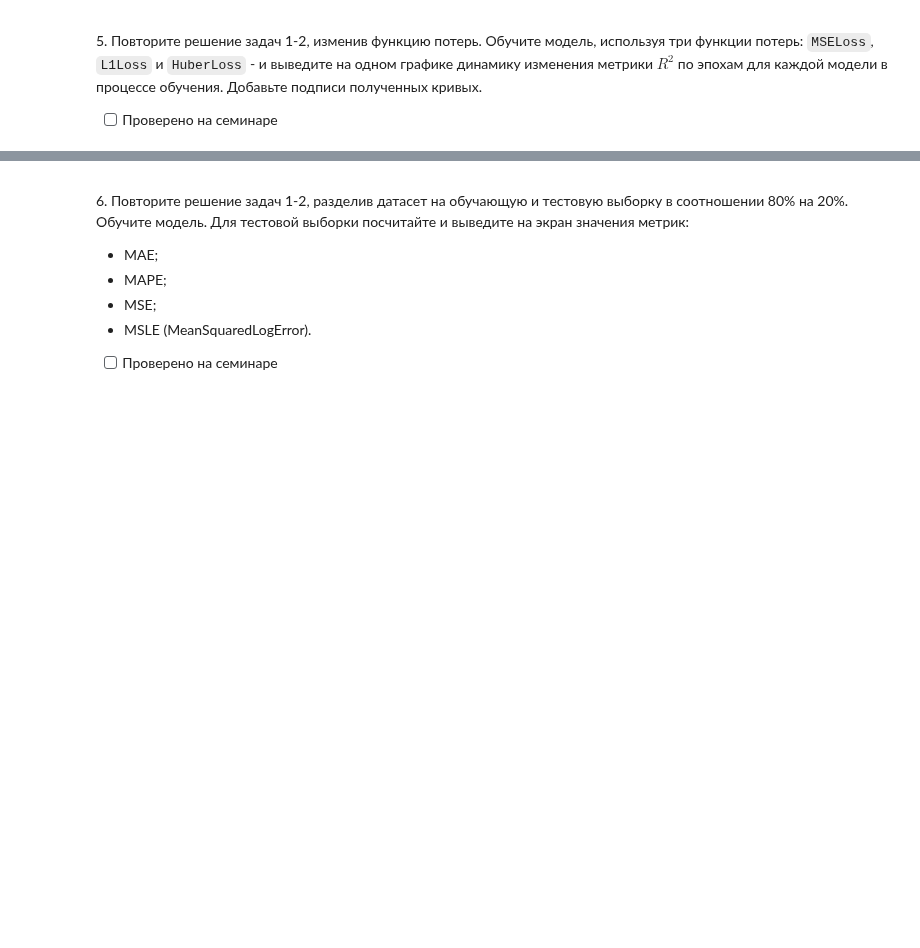
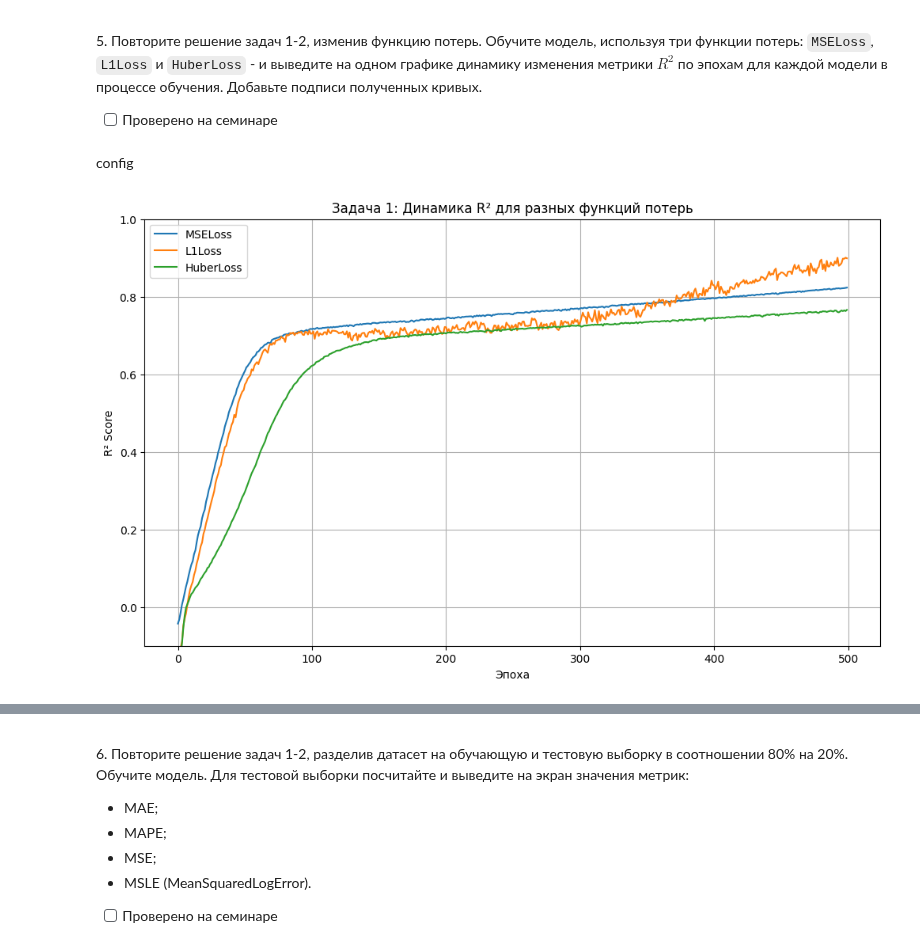
Before and after one commit to Ackrome/FU, a Jupyter notebook: Course_3/DL/01_5_torch_nn_regression.ipynb, the cells around one changed output, grey strips where cells are left out. Saved outputs shown, nothing was run; the diff lists cells and outputs as text; code cells hidden in the pictures; blank space fills up the shorter version.

```diff
--- a/Course_3/DL/01_5_torch_nn_regression.ipynb
+++ b/Course_3/DL/01_5_torch_nn_regression.ipynb
@@ -362,0 +502,31 @@ epoch  200 , loss 0.00000000
+# %% [markdown]
+config
+# %%
+EPOCHS = 500
+loss_functions = {
+    'MSELoss': nn.MSELoss(),
+    'L1Loss': nn.L1Loss(),
+    'HuberLoss': nn.HuberLoss()
+}
+# %%
+results1 = {}
+for name, criterion in loss_functions.items():
+    model = SineModel(X.shape[1], 16, 32)
+    optimizer = optim.SGD(model.parameters(), lr=0.01)
+
+    r2_history = train_model(model, loader, criterion, optimizer, epochs=EPOCHS)
+    results1[name] = r2_history
+
+plt.figure(figsize=(12, 7))
+for name, history in results1.items():
+    plt.plot(history, label=name)
+
+plt.title('Задача 1: Динамика R2 для разных функций потерь')
+plt.xlabel('Эпоха')
+plt.ylabel('R2 Score')
+plt.legend()
+plt.grid(True)
+plt.ylim(-0.1, 1)
+plt.show()
+# %% [output]
+[figure, added]
```
Also changed, not shown: parts of 15 cells of this notebook.
